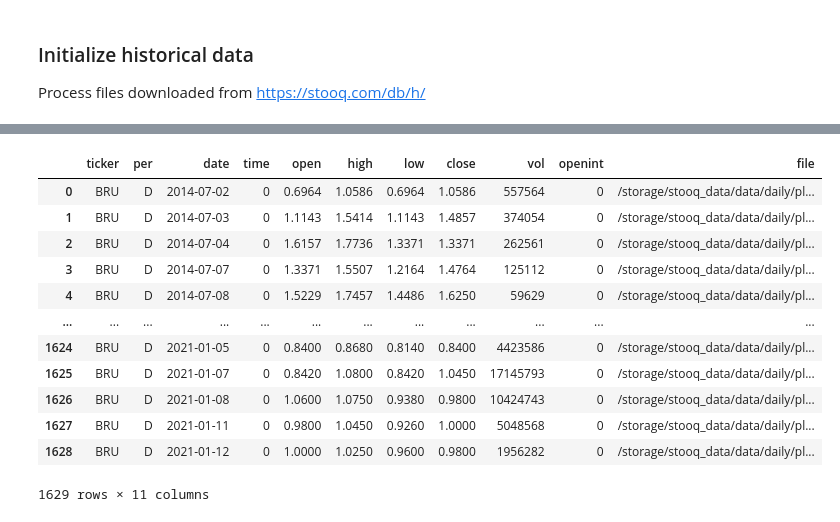
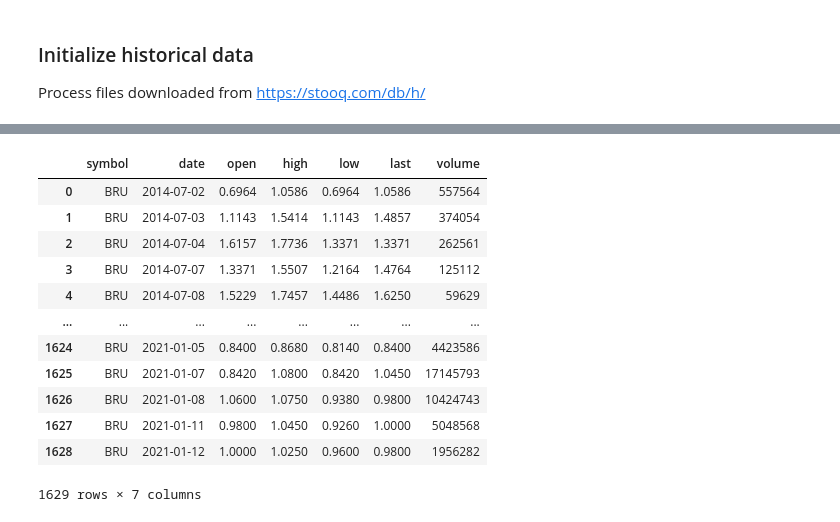
Before and after one commit to misza222/asnp, a Jupyter notebook: stock_prices.ipynb, the cells around one changed output, grey strips where cells are left out. Saved outputs shown, nothing was run; the diff lists cells and outputs as text; code cells hidden in the pictures.

Commit message:
Added historical prices

```diff
--- a/stock_prices.ipynb
+++ b/stock_prices.ipynb
@@ -36,4 +36,8 @@ Successfully installed beautifulsoup4-4.9.3 bs4-0.0.1 psycopg2-2.8.6 seaborn-0.1
 # %%
 DATA_DIR=Path("/storage/stooq_data/")
 engine = create_engine(f"sqlite:///{DATA_DIR}/stocks.sqlite")
+
+REMOVE_COLUMNS_HISTORICAL=['openint', 'per', 'file', 'time']
+TRANSLATE_HISTORICAL_COLUMNS={'vol': 'volume', 'close': 'last', 'ticker': 'symbol'}
+REMOVE_COLUMNS_TODAY=['turnover', 'name', 'date', 'change']
 # %%
@@ -147,5 +159,7 @@ def get_data_from_historical_file(file):
     df['date'] = df['date'].astype(str)
     df['date'] = pd.to_datetime(df.date)
     df['file'] = str(file)
+    df = df.drop(columns=REMOVE_COLUMNS_HISTORICAL).rename(columns=TRANSLATE_HISTORICAL_COLUMNS)
+
     return df
 # %%
@@ -202,21 +217,18 @@ get_stock_prices_from("https://stooq.com/t/?i=513&v=1&g=1&u=1&n=1&b=0")
 # %%
 #TODO
-translate={'vol': 'volume', 'close': 'last'}
-remove_today=['turnover', 'name']
-remove_historical=['openint', 'per', 'file', 'time']
 
 get_data_from_historical_file(DATA_DIR/'data'/'daily'/'pl'/'nc stocks'/'bru.txt')
 # %% [output]
-|  | ticker | per | date | time | open | high | low | close | vol | openint | file |
-| 0 | BRU | D | 2014-07-02 | 0 | 0.6964 | 1.0586 | 0.6964 | 1.0586 | 557564 | 0 | /storage/stooq_data/data/daily/pl... |
-| 1 | BRU | D | 2014-07-03 | 0 | 1.1143 | 1.5414 | 1.1143 | 1.4857 | 374054 | 0 | /storage/stooq_data/data/daily/pl... |
-| 2 | BRU | D | 2014-07-04 | 0 | 1.6157 | 1.7736 | 1.3371 | 1.3371 | 262561 | 0 | /storage/stooq_data/data/daily/pl... |
-| 3 | BRU | D | 2014-07-07 | 0 | 1.3371 | 1.5507 | 1.2164 | 1.4764 | 125112 | 0 | /storage/stooq_data/data/daily/pl... |
-| 4 | BRU | D | 2014-07-08 | 0 | 1.5229 | 1.7457 | 1.4486 | 1.6250 | 59629 | 0 | /storage/stooq_data/data/daily/pl... |
-| ... | ... | ... | ... | ... | ... | ... | ... | ... | ... | ... | ... |
-| 1624 | BRU | D | 2021-01-05 | 0 | 0.8400 | 0.8680 | 0.8140 | 0.8400 | 4423586 | 0 | /storage/stooq_data/data/daily/pl... |
-| 1625 | BRU | D | 2021-01-07 | 0 | 0.8420 | 1.0800 | 0.8420 | 1.0450 | 17145793 | 0 | /storage/stooq_data/data/daily/pl... |
-| 1626 | BRU | D | 2021-01-08 | 0 | 1.0600 | 1.0750 | 0.9380 | 0.9800 | 10424743 | 0 | /storage/stooq_data/data/daily/pl... |
-| 1627 | BRU | D | 2021-01-11 | 0 | 0.9800 | 1.0450 | 0.9260 | 1.0000 | 5048568 | 0 | /storage/stooq_data/data/daily/pl... |
-| 1628 | BRU | D | 2021-01-12 | 0 | 1.0000 | 1.0250 | 0.9600 | 0.9800 | 1956282 | 0 | /storage/stooq_data/data/daily/pl... |
+|  | symbol | date | open | high | low | last | volume |
+| 0 | BRU | 2014-07-02 | 0.6964 | 1.0586 | 0.6964 | 1.0586 | 557564 |
+| 1 | BRU | 2014-07-03 | 1.1143 | 1.5414 | 1.1143 | 1.4857 | 374054 |
+| 2 | BRU | 2014-07-04 | 1.6157 | 1.7736 | 1.3371 | 1.3371 | 262561 |
+| 3 | BRU | 2014-07-07 | 1.3371 | 1.5507 | 1.2164 | 1.4764 | 125112 |
+| 4 | BRU | 2014-07-08 | 1.5229 | 1.7457 | 1.4486 | 1.6250 | 59629 |
+| ... | ... | ... | ... | ... | ... | ... | ... |
+| 1624 | BRU | 2021-01-05 | 0.8400 | 0.8680 | 0.8140 | 0.8400 | 4423586 |
+| 1625 | BRU | 2021-01-07 | 0.8420 | 1.0800 | 0.8420 | 1.0450 | 17145793 |
+| 1626 | BRU | 2021-01-08 | 1.0600 | 1.0750 | 0.9380 | 0.9800 | 10424743 |
+| 1627 | BRU | 2021-01-11 | 0.9800 | 1.0450 | 0.9260 | 1.0000 | 5048568 |
+| 1628 | BRU | 2021-01-12 | 1.0000 | 1.0250 | 0.9600 | 0.9800 | 1956282 |
-1629 rows × 11 columns
+1629 rows × 7 columns
```
Also changed, not shown: parts of 3 cells of this notebook.
